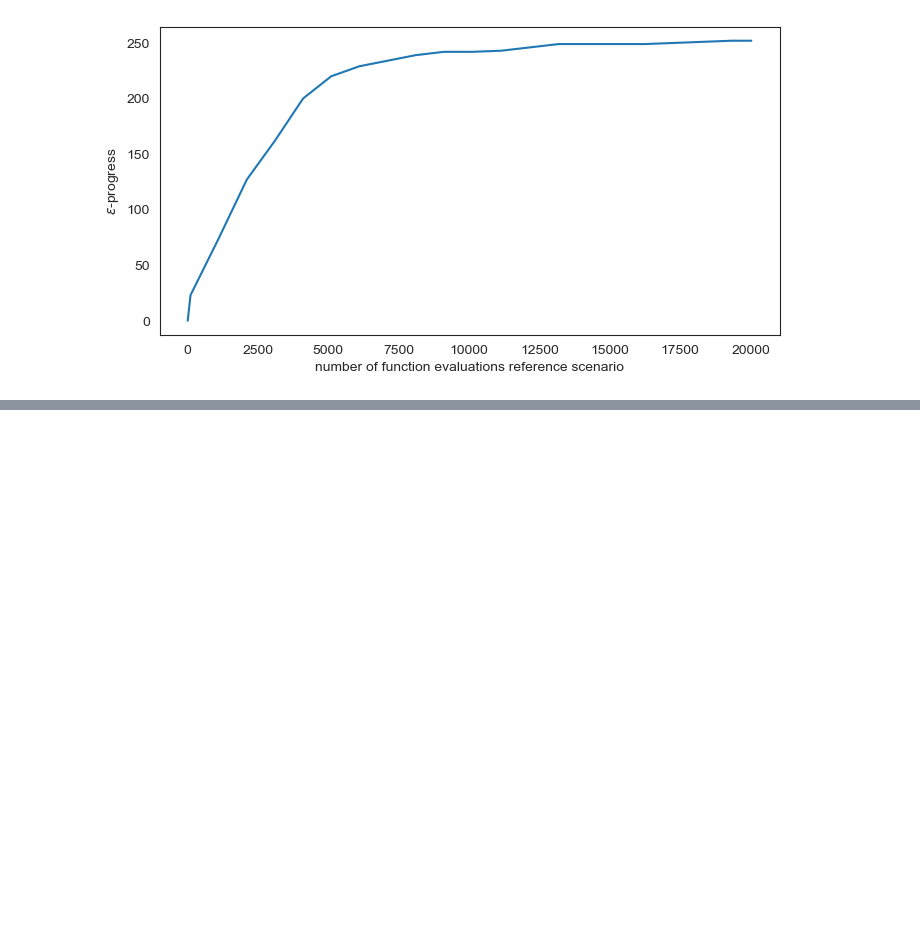
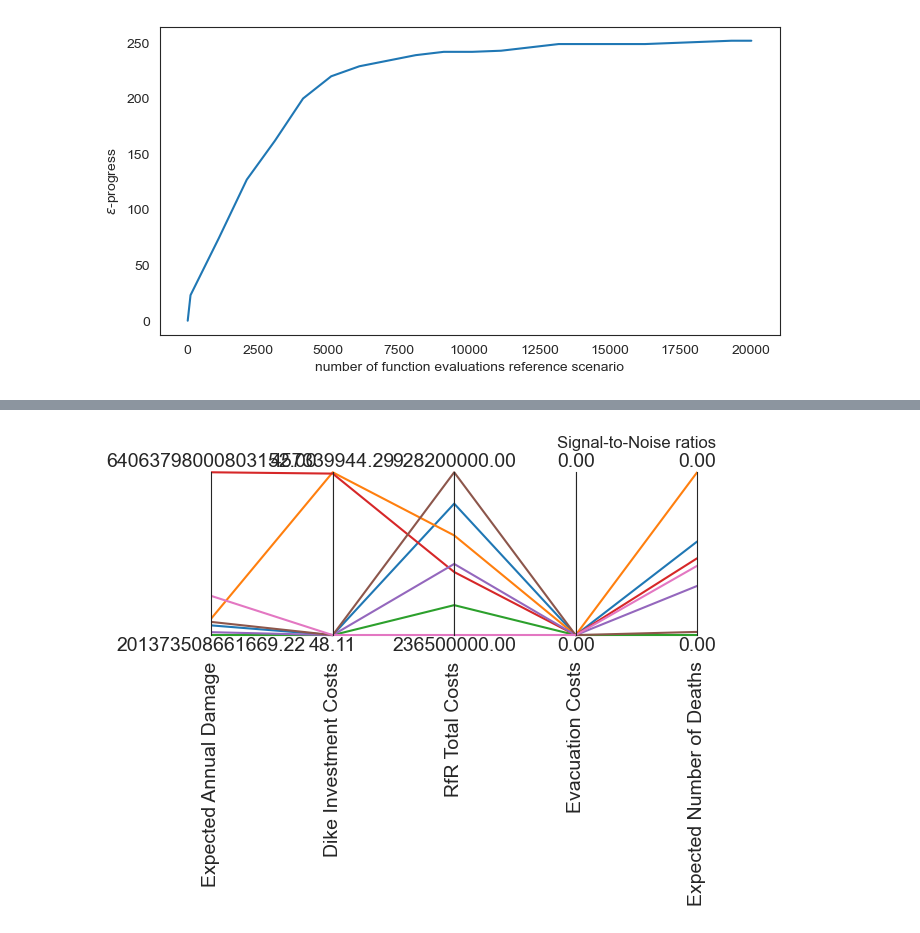
Before and after one commit to tissueters/MDM_project, a Jupyter notebook: final assignment/3.2 Optimisation.ipynb, the cells around one changed output, grey strips where cells are left out. Drawn from its saved outputs; the diff is of its cells as text; code cells hidden in the pictures; blank space fills up the shorter version.

```diff
--- a/final assignment/3.2 Optimisation.ipynb
+++ b/final assignment/3.2 Optimisation.ipynb
@@ -109,5 +109,5 @@ convergence_metrics = [EpsilonProgress()]
 #epsilons = [5e7,5e7,5e8,4e3,4]
 epsilons = [1e6,1e5,1e8, 0.3,0.3]
 with MultiprocessingEvaluator(dike_model) as evaluator:
-    results1, convergence = evaluator.optimize(nfe=20000, searchover='levers',  epsilons=epsilons, reference=reference_scenario,convergence=convergence_metrics)
+    results1, convergence = evaluator.optimize(nfe=200, searchover='levers',  epsilons=epsilons, reference=reference_scenario,convergence=convergence_metrics)
 # %% [output]
@@ -218,0 +228,3 @@ plt.show
+# %%
+with MultiprocessingEvaluator(dike_model) as evaluator:
+    results = evaluator.perform_experiments(100,policies_to_evaluate)
@@ -218,0 +236,30 @@ plt.show
+# %%
+def s_to_n(results, direction):
+    mean = np.mean(results)
+    std = np.std(results)
+    if std==0:
+        std = 1
+
+    if direction==ScalarOutcome.MAXIMIZE:
+        return mean/std
+    else:
+        return mean*std
+
+def calculate_regret(data, best):
+    return np.abs(best-data)
+# %%
+experiments, outcomes = results
+
+overall_scores = {}
+for policy in np.unique(experiments['policy']):
+    scores = {}
+
+    logical = experiments['policy']==policy
+
+    for outcome in dike_model.outcomes:
+        value  = outcomes[outcome.name][logical]
+        sn_ratio = s_to_n(value, outcome.kind)
+        scores[outcome.name] = sn_ratio
+    overall_scores[policy] = scores
+scores = pd.DataFrame.from_dict(overall_scores).T
+scores
@@ -218,0 +275,11 @@ plt.show
+# %%
+data = scores
+limits = parcoords.get_limits(data)
+
+paraxes = parcoords.ParallelAxes(limits)
+paraxes.plot(data)
+plt.title("Signal-to-Noise ratios")
+
+plt.show()
+# %% [output]
+[figure, added]
```
Also changed, not shown: parts of 8 cells of this notebook.
